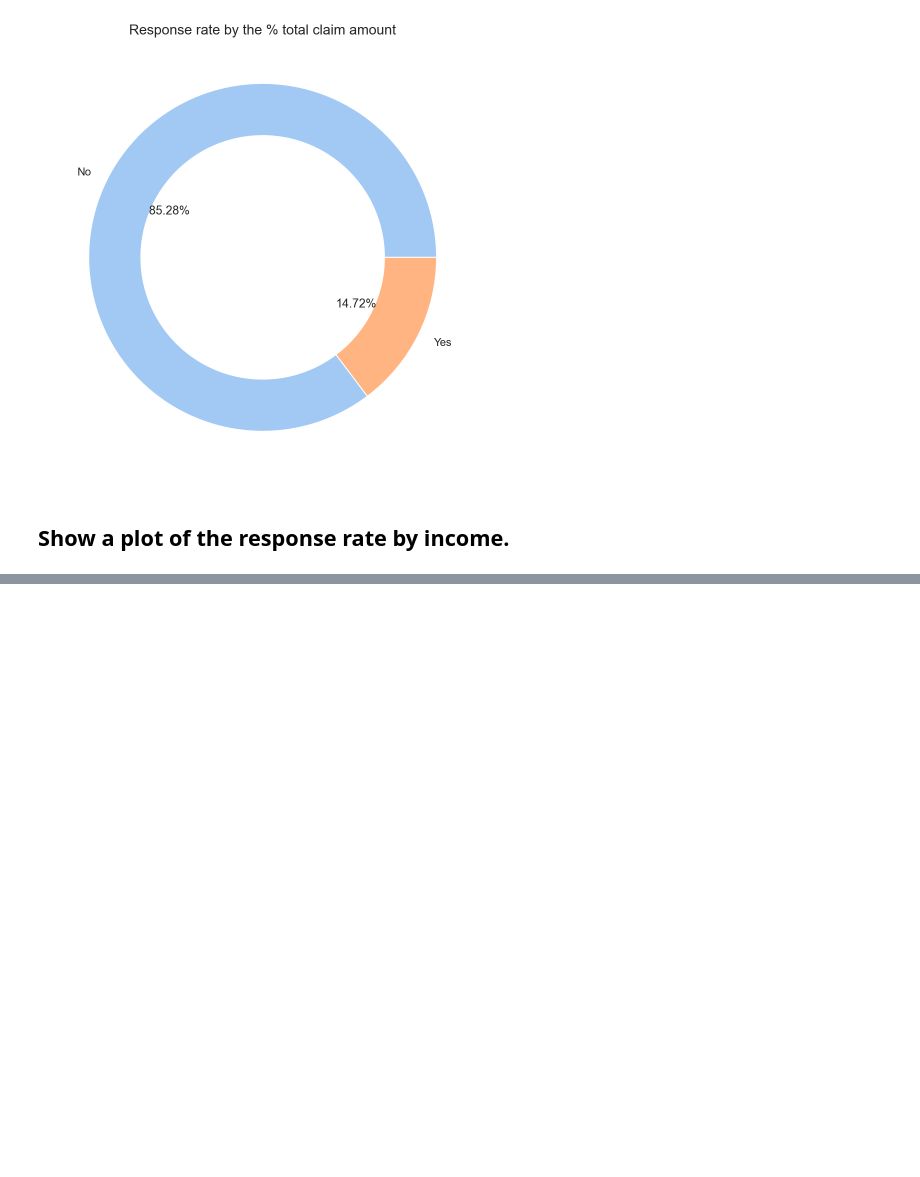
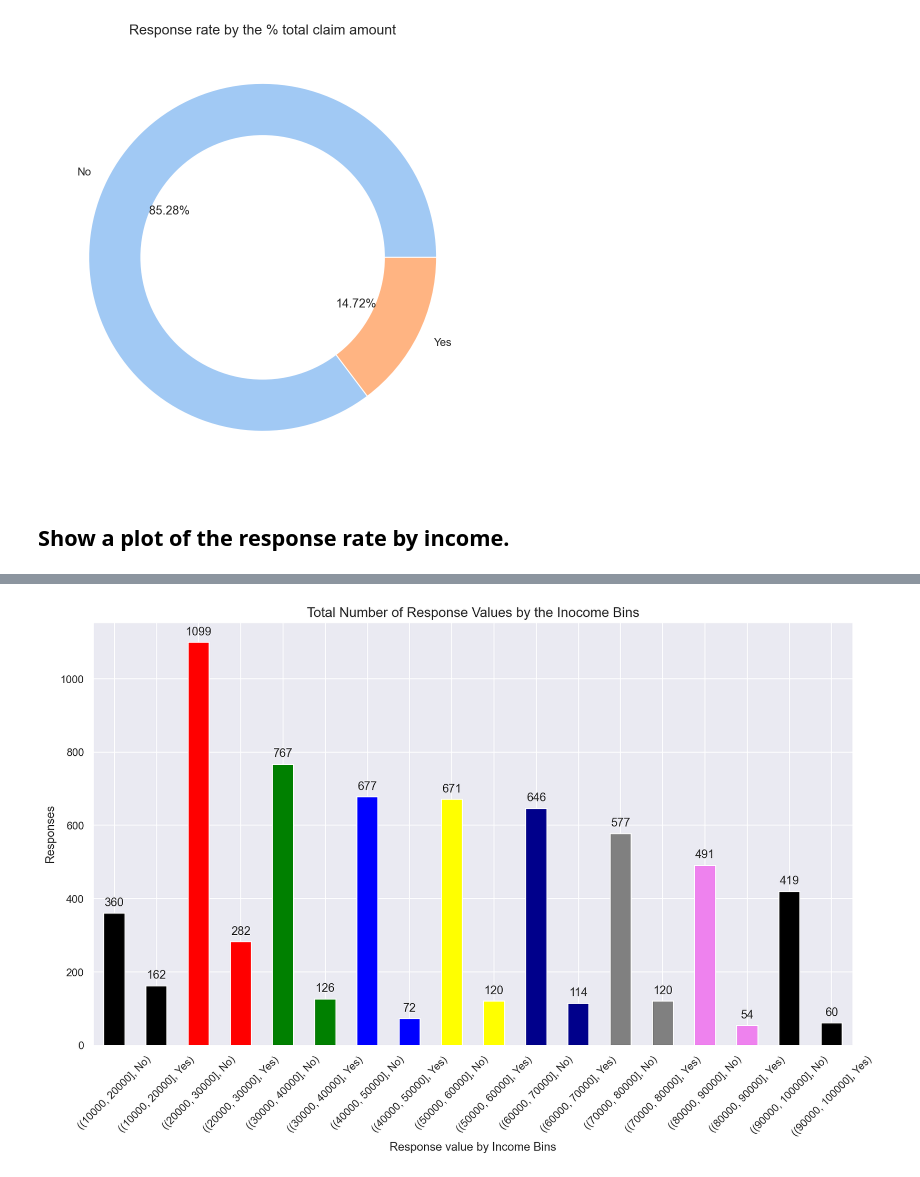
Before and after one commit to isra-st/lab-customer-analysis-round-3, a Jupyter notebook: lab-customer-analysis-round-3.ipynb, the cells around one changed output, grey strips where cells are left out. Cells and saved outputs as stored; diff of their text form; code cells hidden in the pictures; blank space fills up the shorter version.

```diff
--- a/lab-customer-analysis-round-3.ipynb
+++ b/lab-customer-analysis-round-3.ipynb
@@ -590,4 +591,6 @@ plt.show()
 df['income'].fillna(df['income'].median(), inplace=True)
 # %%
-bins = [0, 5000, 10000, 20000, 30000, 40000, 50000, 60000, 70000, 80000, 90000, 100000]
-pd.cut(df['income'], bins)
+#Create bins
+bins = [10000, 20000, 30000, 40000, 50000, 60000, 70000, 80000, 90000, 100000]
+#Create bins with a new column
+df['income_bins'] = pd.cut(df['income'], bins)
@@ -635,0 +597,3 @@ df['income'].hist()
+# %%
+#Convert Bins to strs to be able to plot them.
+df['income_bins'] = df['income_bins'].apply(lambda x : str(x))
@@ -635,0 +624,21 @@ df['income'].hist()
+# %%
+#BarPlot
+#Response Rate Values by Income.
+#Create data for being plotted
+ax = df.groupby(df['income_bins'])['response'].value_counts().plot(kind='bar', color=['black', 'black', 'red','red','green', 'green', 'blue', 'blue', 'yellow', 'yellow', 'darkblue', 'darkblue', 'grey', 'grey', 'violet', 'violet'])
+#Use the get_legend_handles_Labels function to get the labels value of the bars
+handles, labels = ax.get_legend_handles_labels()
+#Name the Y axis
+ax.set_ylabel('Responses')
+#Name the X axis
+ax.set_xlabel('Response value by Income Bins')
+#Set the xticks (values of the column reponses) in horizontal
+plt.xticks(rotation='45')
+#Set the title
+plt.title('Total Number of Response Values by the Inocome Bins', fontsize=14)
+#apply fucntion to plot the bar labels
+add_value_labels(ax, 'bar', spacing=5)
+#Plot the barchart
+plt.show()
+# %% [output]
+[figure, added]
```
Also changed, not shown: parts of 7 cells of this notebook.
